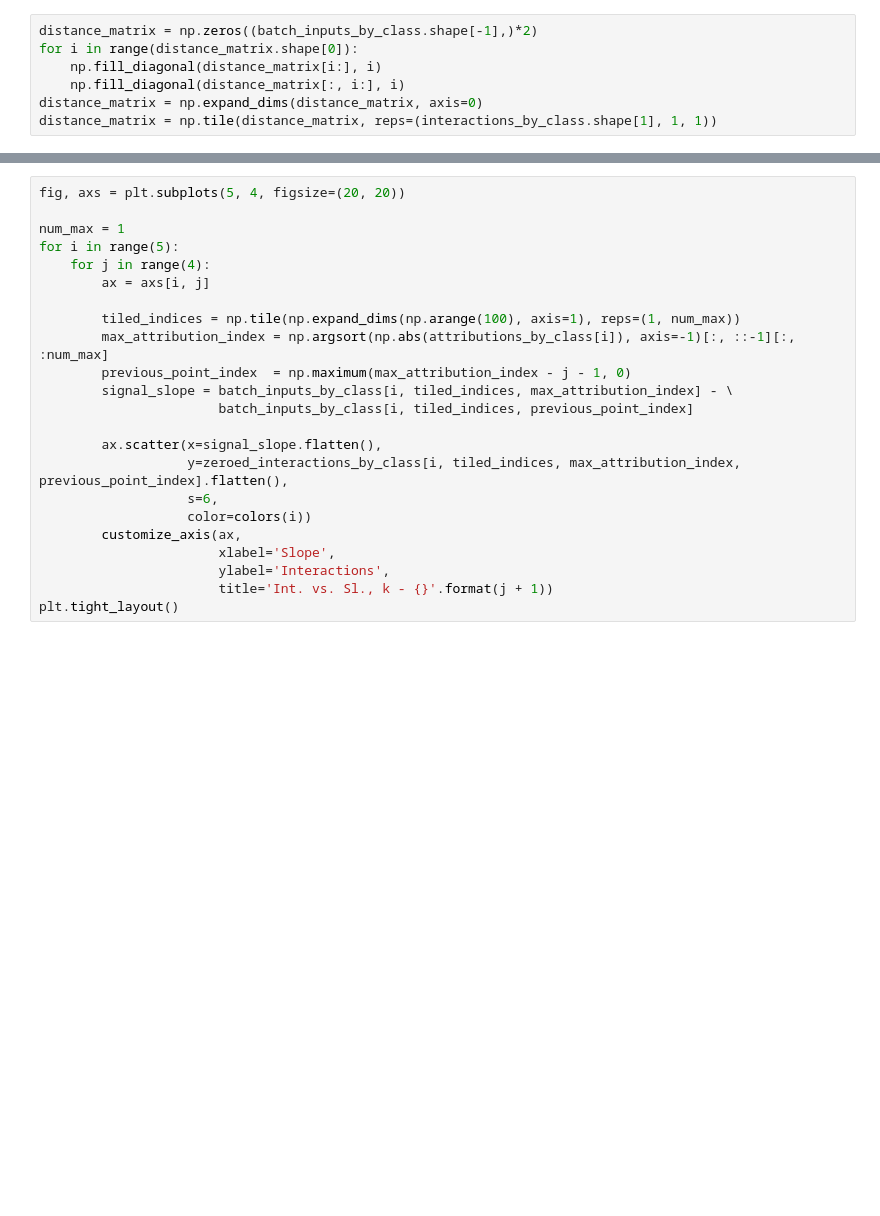
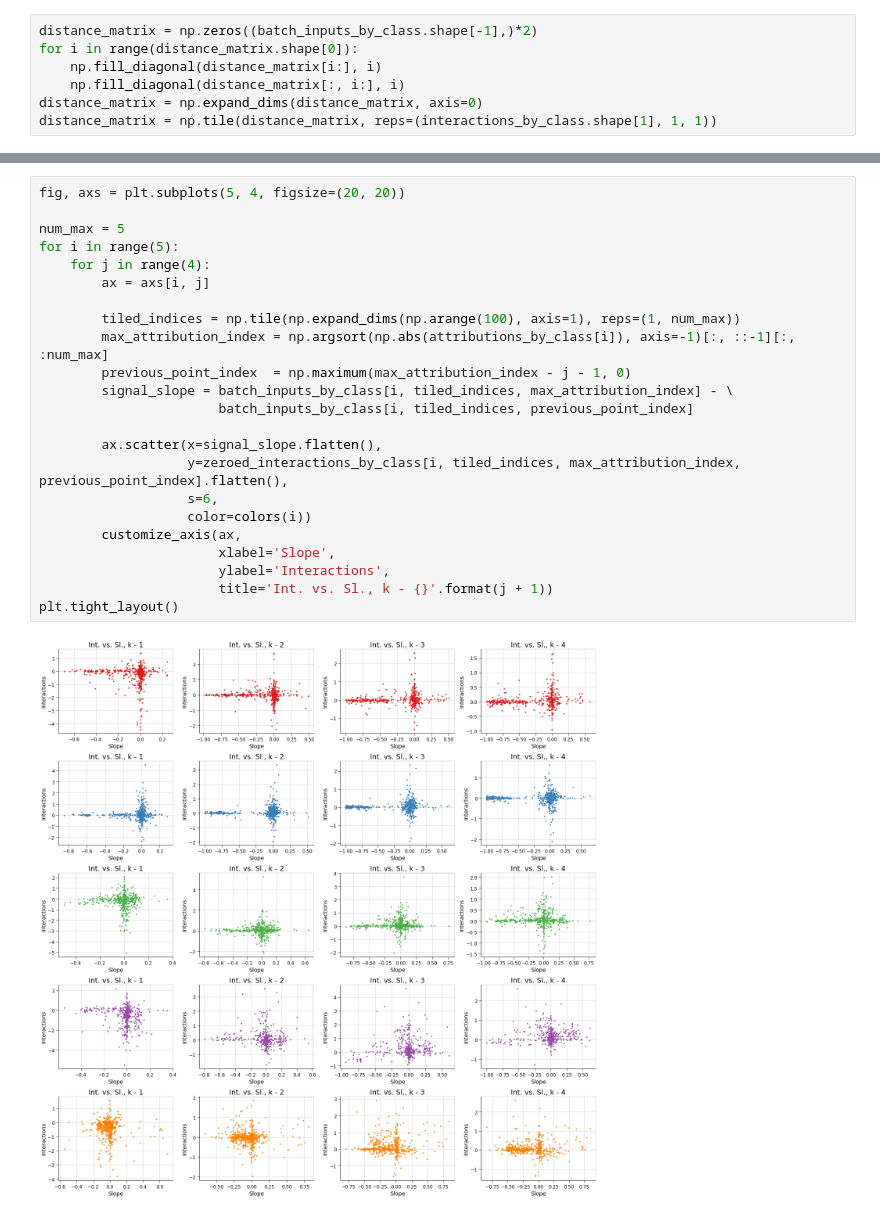
Before and after one commit to suinleelab/path_explain, a Jupyter notebook: examples/time_series/heartbeats/plot_trends.ipynb, the cells around one changed output, grey strips where cells are left out. Saved outputs shown, nothing was run; the diff lists cells and outputs as text; blank space fills up the shorter version.

```diff
--- a/examples/time_series/heartbeats/plot_trends.ipynb
+++ b/examples/time_series/heartbeats/plot_trends.ipynb
@@ -183,26 +183,28 @@ plt.tight_layout()
 # %%
 fig, axs = plt.subplots(5, 4, figsize=(20, 20))
 
-num_max = 1
+num_max = 5
 for i in range(5):
     for j in range(4):
         ax = axs[i, j]
 
         tiled_indices = np.tile(np.expand_dims(np.arange(100), axis=1), reps=(1, num_max))
         max_attribution_index = np.argsort(np.abs(attributions_by_class[i]), axis=-1)[:, ::-1][:, :num_max]
         previous_point_index  = np.maximum(max_attribution_index - j - 1, 0)
         signal_slope = batch_inputs_by_class[i, tiled_indices, max_attribution_index] - \
                        batch_inputs_by_class[i, tiled_indices, previous_point_index]
 
         ax.scatter(x=signal_slope.flatten(),
                    y=zeroed_interactions_by_class[i, tiled_indices, max_attribution_index, previous_point_index].flatten(),
                    s=6,
                    color=colors(i))
         customize_axis(ax,
                        xlabel='Slope',
                        ylabel='Interactions',
                        title='Int. vs. Sl., k - {}'.format(j + 1))
 plt.tight_layout()
+# %% [output]
+[figure, added]
 # %%
 fig, axs = plt.subplots(5, 4, figsize=(20, 20))
 
```
Also changed, not shown: parts of 5 cells of this notebook, 15 other files.
